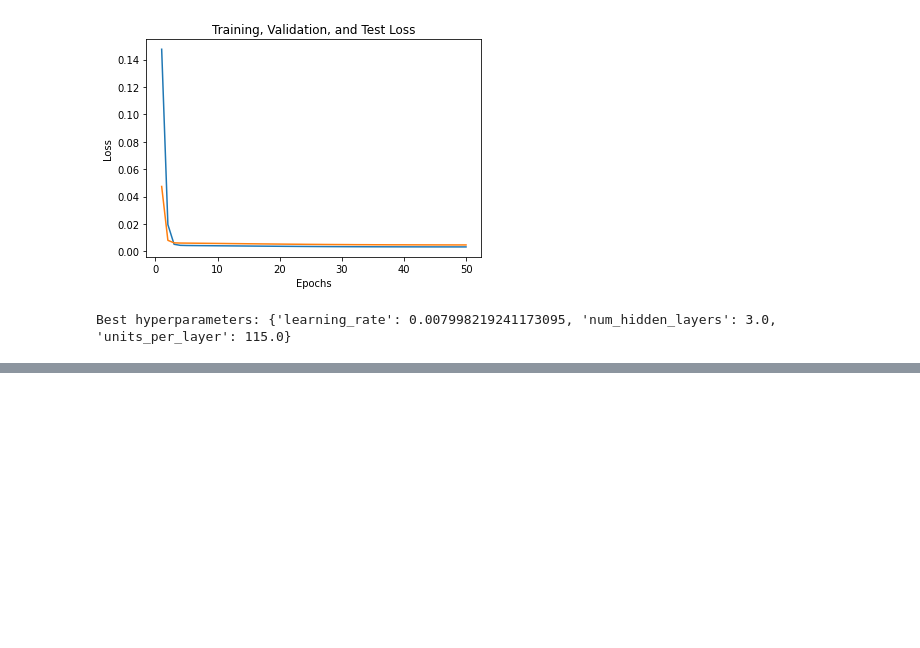
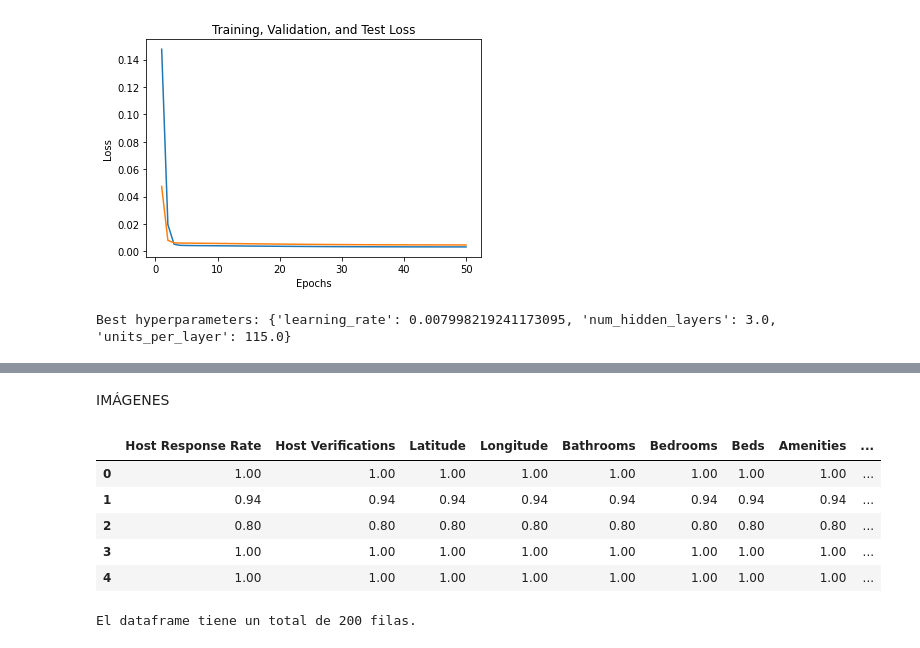
Before and after one commit to n1rocket/deep_learning_armandobueno, a Jupyter notebook: Práctica/armando_bueno_practica.ipynb, the cells around one changed output, grey strips where cells are left out. Saved outputs shown, nothing was run; the diff lists cells and outputs as text; code cells hidden in the pictures; blank space fills up the shorter version.

```diff
--- a/Práctica/armando_bueno_practica.ipynb
+++ b/Práctica/armando_bueno_practica.ipynb
@@ -1236,0 +1331,16 @@ Best hyperparameters: {'learning_rate': 0.007998219241173095, 'num_hidden_layers
+# %% [markdown]
+IMÁGENES
+# %%
+final_data = full_df.iloc[good_urls, :]
+final_data.head()
+# %% [output]
+|  | Host Response Rate | Host Verifications | Latitude | Longitude | Bathrooms | Bedrooms | Beds | Amenities | ... |
+| 0 | 1.00 | 1.00 | 1.00 | 1.00 | 1.00 | 1.00 | 1.00 | 1.00 | ... |
+| 1 | 0.94 | 0.94 | 0.94 | 0.94 | 0.94 | 0.94 | 0.94 | 0.94 | ... |
+| 2 | 0.80 | 0.80 | 0.80 | 0.80 | 0.80 | 0.80 | 0.80 | 0.80 | ... |
+| 3 | 1.00 | 1.00 | 1.00 | 1.00 | 1.00 | 1.00 | 1.00 | 1.00 | ... |
+| 4 | 1.00 | 1.00 | 1.00 | 1.00 | 1.00 | 1.00 | 1.00 | 1.00 | ... |
+# %%
+print(f'El dataframe tiene un total de {len(final_data)} filas.')
+# %% [output]
+El dataframe tiene un total de 200 filas.
```
Also changed, not shown: parts of 4 cells of this notebook.
